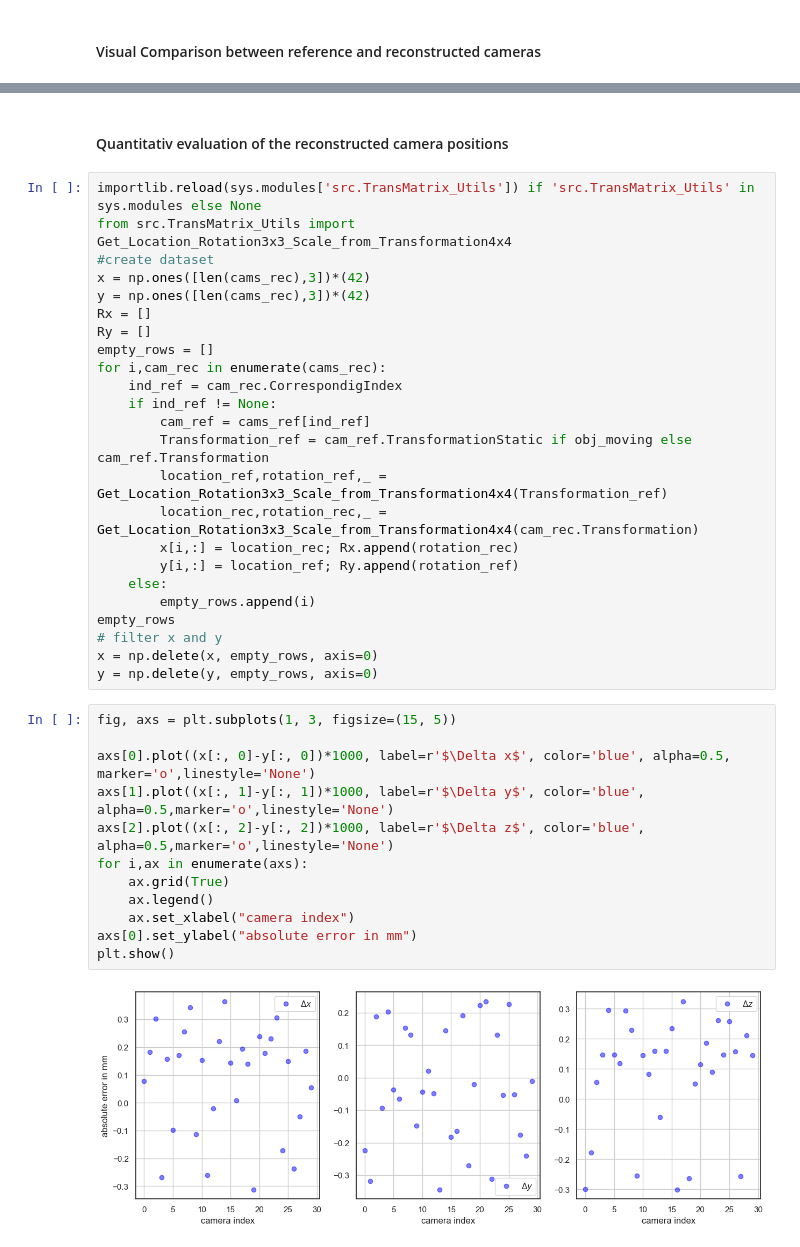
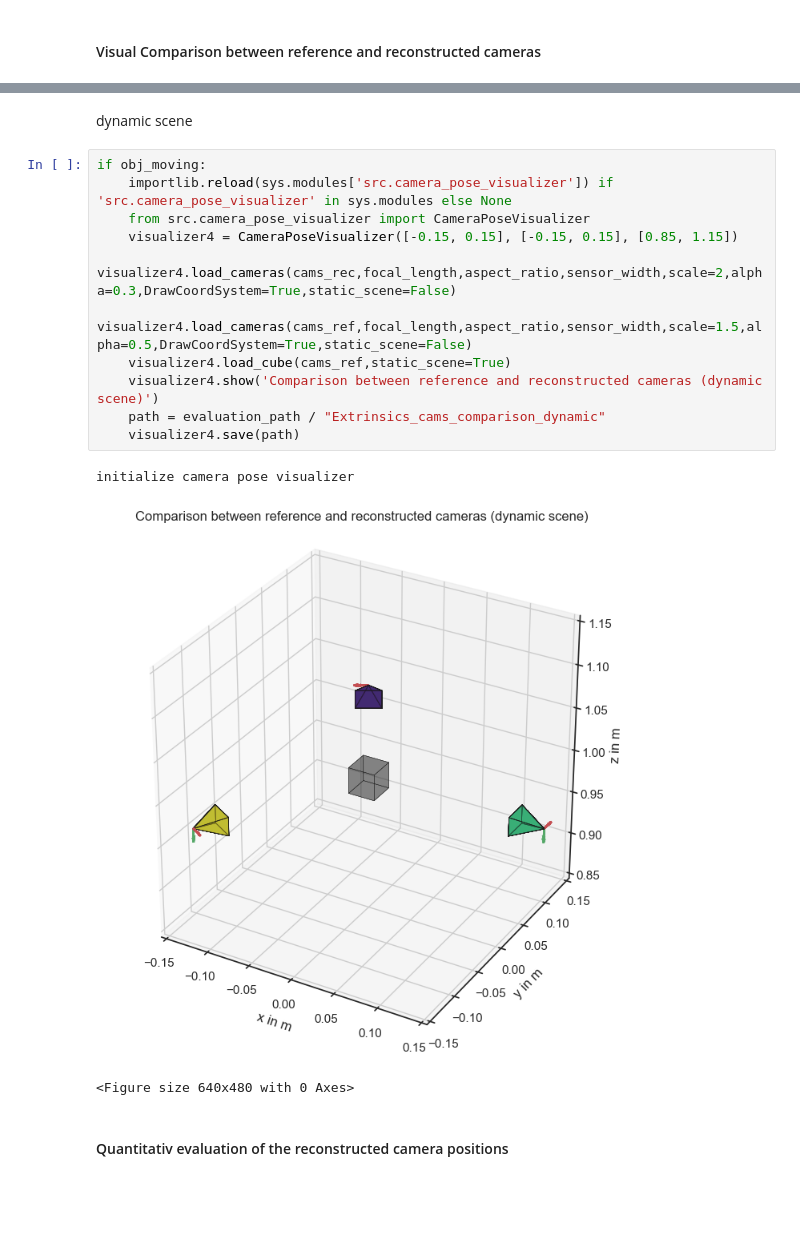
Before and after one commit to tobiashead/synthetic-pipeline-for-3d-reconstruction-of-falling-particles, a Jupyter notebook: pipeline_evaluation.ipynb, the cells around one changed output, grey strips where cells are left out. Cells and saved outputs as stored; diff of their text form; blank space fills up the shorter version.

```diff
--- a/pipeline_evaluation.ipynb
+++ b/pipeline_evaluation.ipynb
@@ -277,41 +277,20 @@ initialize camera pose visualizer
 <Figure size 640x480 with 0 Axes>
+# %% [markdown]
+dynamic scene
+# %%
+if obj_moving:
+    importlib.reload(sys.modules['src.camera_pose_visualizer']) if 'src.camera_pose_visualizer' in sys.modules else None
+    from src.camera_pose_visualizer import CameraPoseVisualizer
+    visualizer4 = CameraPoseVisualizer([-0.15, 0.15], [-0.15, 0.15], [0.85, 1.15])
+    visualizer4.load_cameras(cams_rec,focal_length,aspect_ratio,sensor_width,scale=2,alpha=0.3,DrawCoordSystem=True,static_scene=False)
+    visualizer4.load_cameras(cams_ref,focal_length,aspect_ratio,sensor_width,scale=1.5,alpha=0.5,DrawCoordSystem=True,static_scene=False)
+    visualizer4.load_cube(cams_ref,static_scene=True)
+    visualizer4.show('Comparison between reference and reconstructed cameras (dynamic scene)')
+    path = evaluation_path / "Extrinsics_cams_comparison_dynamic"
+    visualizer4.save(path)
+# %% [output]
+initialize camera pose visualizer
+[figure, added]
+<Figure size 640x480 with 0 Axes>
 # %% [markdown]
 #### Quantitativ evaluation of the reconstructed camera positions
-# %%
-importlib.reload(sys.modules['src.TransMatrix_Utils']) if 'src.TransMatrix_Utils' in sys.modules else None
-from src.TransMatrix_Utils import Get_Location_Rotation3x3_Scale_from_Transformation4x4
-#create dataset
-x = np.ones([len(cams_rec),3])*(42)
-y = np.ones([len(cams_rec),3])*(42)
-Rx = []
-Ry = []
-empty_rows = []
-for i,cam_rec in enumerate(cams_rec):
-    ind_ref = cam_rec.CorrespondigIndex
-    if ind_ref != None:
-        cam_ref = cams_ref[ind_ref]
-        Transformation_ref = cam_ref.TransformationStatic if obj_moving else cam_ref.Transformation
-        location_ref,rotation_ref,_ = Get_Location_Rotation3x3_Scale_from_Transformation4x4(Transformation_ref)
-        location_rec,rotation_rec,_ = Get_Location_Rotation3x3_Scale_from_Transformation4x4(cam_rec.Transformation)
-        x[i,:] = location_rec; Rx.append(rotation_rec)
-        y[i,:] = location_ref; Ry.append(rotation_ref)
-    else:
-        empty_rows.append(i)
-empty_rows
-# filter x and y
-x = np.delete(x, empty_rows, axis=0)
-y = np.delete(y, empty_rows, axis=0)
-# %%
-fig, axs = plt.subplots(1, 3, figsize=(15, 5))
-
-axs[0].plot((x[:, 0]-y[:, 0])*1000, label=r'$\Delta x$', color='blue', alpha=0.5, marker='o',linestyle='None')
-axs[1].plot((x[:, 1]-y[:, 1])*1000, label=r'$\Delta y$', color='blue', alpha=0.5,marker='o',linestyle='None')
-axs[2].plot((x[:, 2]-y[:, 2])*1000, label=r'$\Delta z$', color='blue', alpha=0.5,marker='o',linestyle='None')
-for i,ax in enumerate(axs):
-    ax.grid(True)
-    ax.legend()
-    ax.set_xlabel("camera index")
-axs[0].set_ylabel("absolute error in mm")
-plt.show()
-# %% [output]
-[figure, removed]
```
Also changed, not shown: parts of 28 cells of this notebook, 5 other files.
